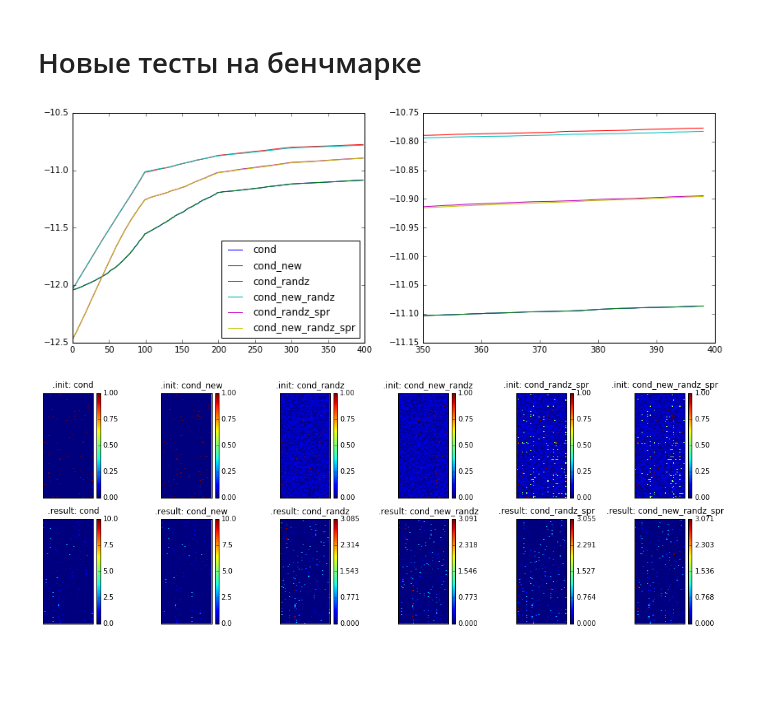
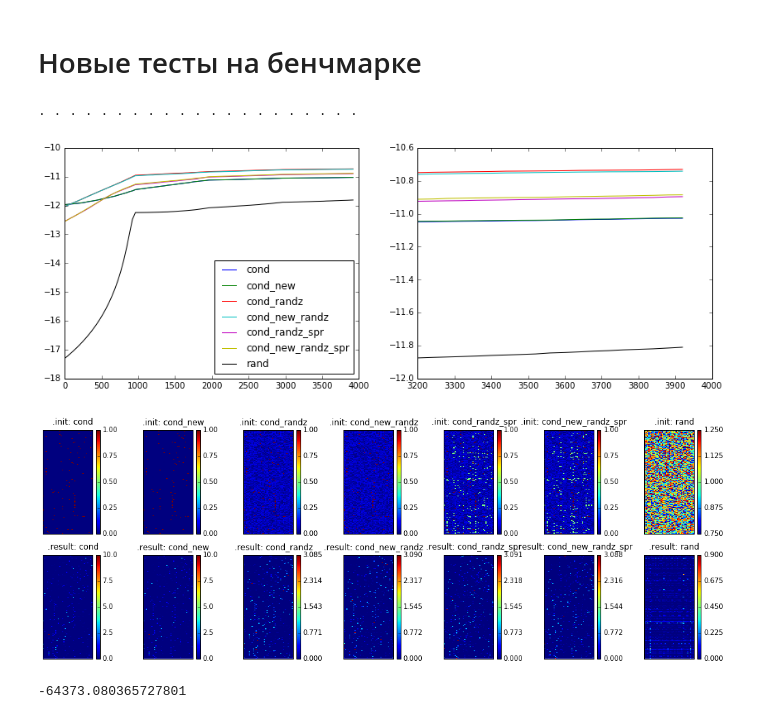
Before and after one commit to yangkuoone/WeiCLAM, a Jupyter notebook: code/Initialization.ipynb, the cells around one changed output. Saved outputs shown, nothing was run; the diff lists cells and outputs as text; code cells hidden in the pictures; blank space fills up the shorter version.

```diff
--- a/code/Initialization.ipynb
+++ b/code/Initialization.ipynb
@@ -236,7 +239,7 @@ for llh, init in zip(itersLLH, inits):
     plt.subplot(121)
     plt.plot(-np.log(-np.array(llh)), label=init)
     plt.subplot(122)
-    plt.plot(range(800, len(llh)),-np.log(-np.array(llh[800:])), label=init)
+    plt.plot(range(1000, len(llh)),-np.log(-np.array(llh[1000:])), label=init)
 plt.subplot(121)
 plt.legend(loc=4)
 
@@ -269,7 +272,7 @@ for indx, ego in enumerate(ego_paths):
     initFs = []
     itersLLH = []
     for init in log_progress(inits):
-        bigClam = BigClam(A, K, initF=init, debug_output=False, LLH_output=False, eps=1e-2, iter_output=5)
+        bigClam = BigClam(A, K, initF=init, debug_output=False, LLH_output=False, eps=1e-4, iter_output=1)
         res = bigClam.fit()
         initFs.append(bigClam.initFmode)
         itersLLH.append(bigClam.LLH_output_vals)
@@ -278,12 +281,14 @@ for indx, ego in enumerate(ego_paths):
     initFss.append(initFs)
     Fss.append(Fs)
 # %%
-xstart = 250
+xstart = 0
+k=0
 plt.figure(figsize=(14,8))
 for indx in xrange(len(ego_paths)):
     plt.subplot(2,2,indx+1)
     for llh, init in zip(itersLLHs[indx], inits):
-        plt.plot(range(xstart, len(llh)), -np.log(-np.array(llh[xstart:])), label=init)
+        k+=1
+        plt.plot(range(xstart, len(llh)), -np.log(-np.array(llh[xstart:])), label=init if indx == 1 else None, marker='+' if k%2 else '.', markevery=1000)
     plt.legend(loc=4)
 
 plt.figure(figsize=(16,14))
@@ -380,9 +385,9 @@ def mean(lists):
         res[i] = 1.0 * sum(temp) / len(temp) #if len(temp) > 0 else float('nan')
     return res
 # %%
-N = 10
-
-inits = ['cond', 'cond_new', 'cond_randz', 'cond_new_randz', 'cond_randz_spr', "cond_new_randz_spr"]
+N = 3
+iter_output=40
+inits = ['cond', 'cond_new', 'cond_randz', 'cond_new_randz', 'cond_randz_spr', "cond_new_randz_spr", 'rand']
 with file(r'..\external\Lancichinetti benchmark\time_seed.dat', 'w') as f:
     f.write(str(seed))
 itersLLHs = []
@@ -397,32 +402,40 @@ for n in log_progress(xrange(N)):
     initFs = []
     itersLLH = []
     for init in inits:
-        bigClam = BigClam(A, K, initF=init, debug_output=False, LLH_output=False, eps=1e-12, iter_output=10, max_iter=3000,)
+        print '.',
+        bigClam = BigClam(A, K, initF=init, debug_output=False, LLH_output=False, eps=0, iter_output=40, max_iter=3000,)
         res = bigClam.fit()
         initFs.append(bigClam.initFmode)
         itersLLH.append(bigClam.LLH_output_vals)
         Fs.append(res[0])
     itersLLHs.append(itersLLH)
+# %% [output]
+. . . . . . . . . . . . . . . . . . . . .
 # %%
 itersLLH = []
 for i, init in enumerate(inits):
     itersLLH.append(mean([t[i] for t in itersLLHs]))
-
+#itersLLH = itersLLHs[0]
 plt.figure(figsize=(14,5))
 for llh, init in zip(itersLLH, inits):
+    X = range(0, iter_output*len(llh), iter_output)
     plt.subplot(121)
-    plt.plot(-np.log(-np.array(llh)), label=init)
+    plt.plot(X, -np.log(-np.array(llh)), label=init)
     plt.subplot(122)
-    plt.plot(range(350, len(llh)),-np.log(-np.array(llh[350:])), label=init)
+    plt.plot(X[80:],-np.log(-np.array(llh[80:])), label=init)
 plt.subplot(121)
 plt.legend(loc=4)
 
 plt.figure(figsize=(18,6))
 for j, initF in enumerate(initFs):
     plt.subplot(2, len(inits), j+1)
     draw_matrix(initF, '{}.init: {}'.format("", inits[j]))
     plt.subplot(2, len(inits), j+len(Fs)+1)
     draw_matrix(Fs[j], '{}.result: {}'.format("", inits[j]))
 # %% [output]
-[figure, old version]
+[figure, new version]
-[figure, old version]
+[figure, new version]
+# %%
+itersLLHs[1][0][0]
+# %% [output]
+-64373.080365727801
```
Also changed, not shown: parts of 5 cells of this notebook, 4 other files.
